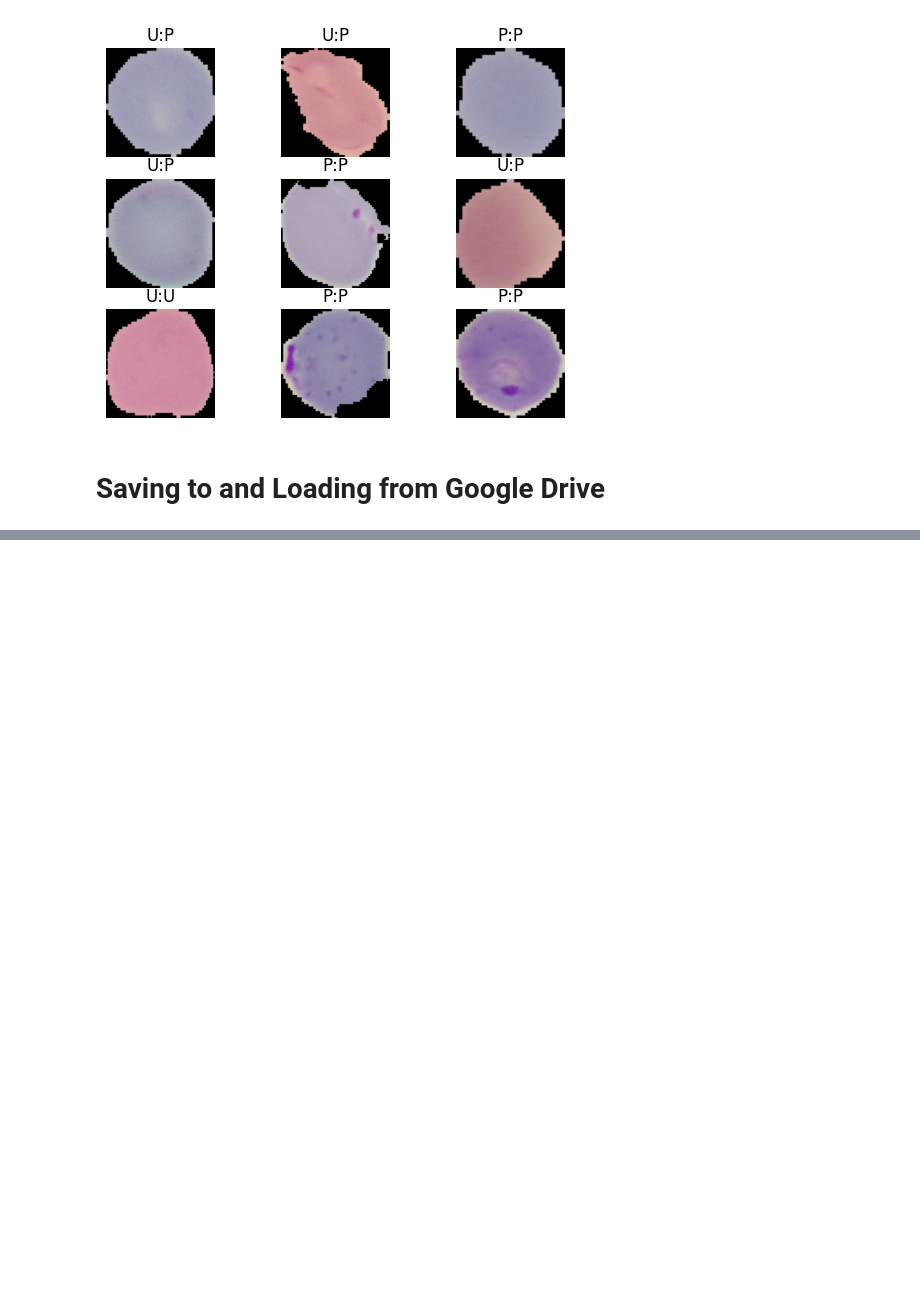
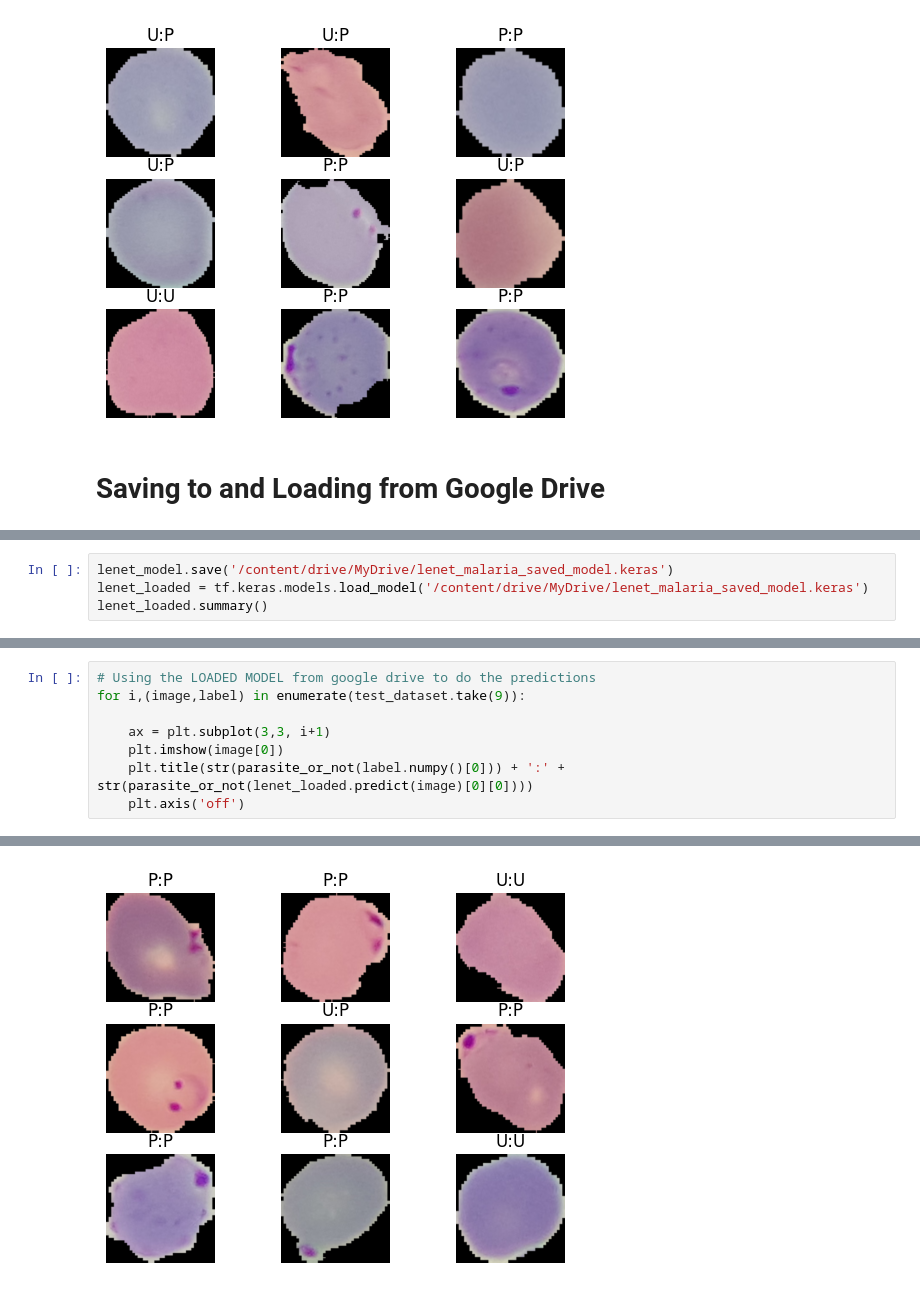
Before and after one commit to sleepsonrockss/Deep-Learning, a Jupyter notebook: MalariaDiagnosisCNN.ipynb, the cells around one changed output, grey strips where cells are left out. Saved outputs shown, nothing was run; the diff lists cells and outputs as text; blank space fills up the shorter version.

Commit message:
Save the model, Now try doing it using the HDF5 format: 8:39:01

```diff
--- a/MalariaDiagnosisCNN.ipynb
+++ b/MalariaDiagnosisCNN.ipynb
@@ -387,0 +380,4 @@ Captures:
+# %%
+lenet_model.save('/content/drive/MyDrive/lenet_malaria_saved_model.keras')
+lenet_loaded = tf.keras.models.load_model('/content/drive/MyDrive/lenet_malaria_saved_model.keras')
+lenet_loaded.summary()
@@ -387,0 +407,9 @@ Captures:
+# %%
+# Using the LOADED MODEL from google drive to do the predictions
+for i,(image,label) in enumerate(test_dataset.take(9)):
+
+    ax = plt.subplot(3,3, i+1)
+    plt.imshow(image[0])
+    plt.title(str(parasite_or_not(label.numpy()[0])) + ':' + str(parasite_or_not(lenet_loaded.predict(image)[0][0])))
+    plt.axis('off')
+# %% [output]
@@ -387,0 +425 @@ Captures:
+[figure, added]
```
Also changed, not shown: parts of 7 cells of this notebook.
